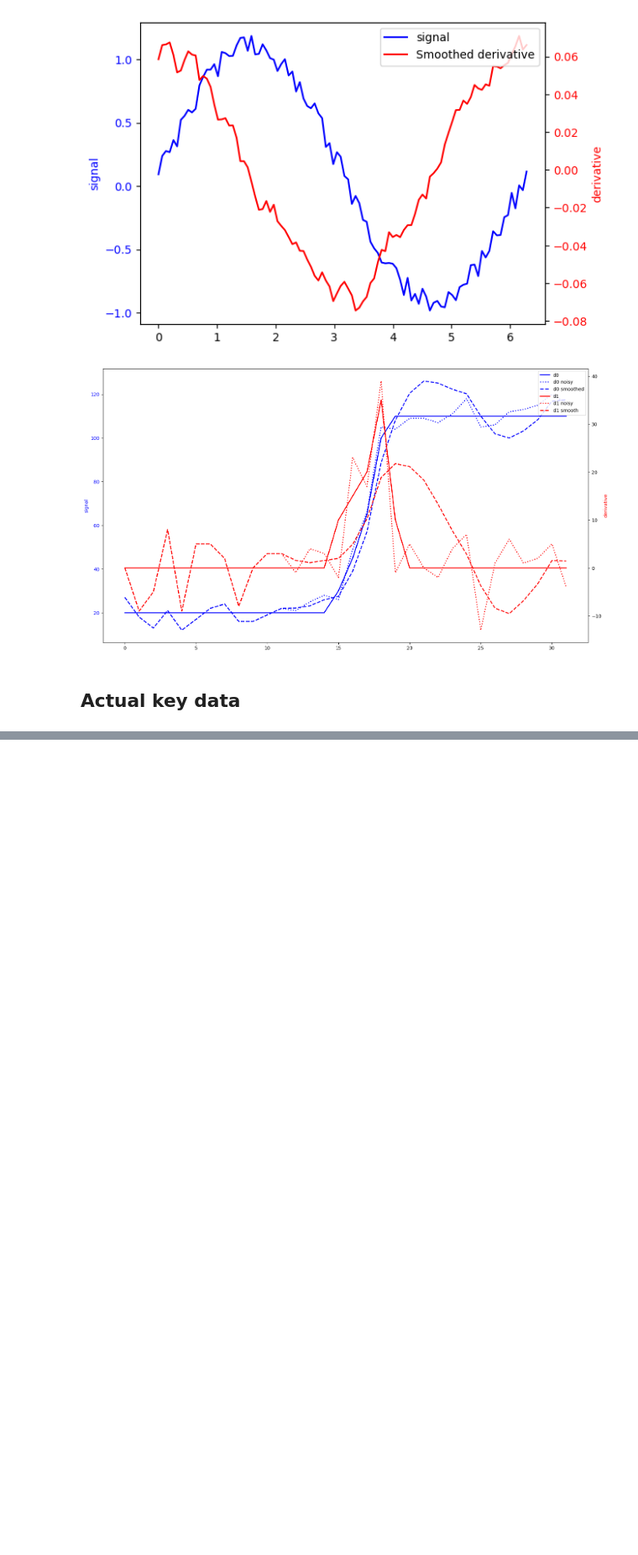
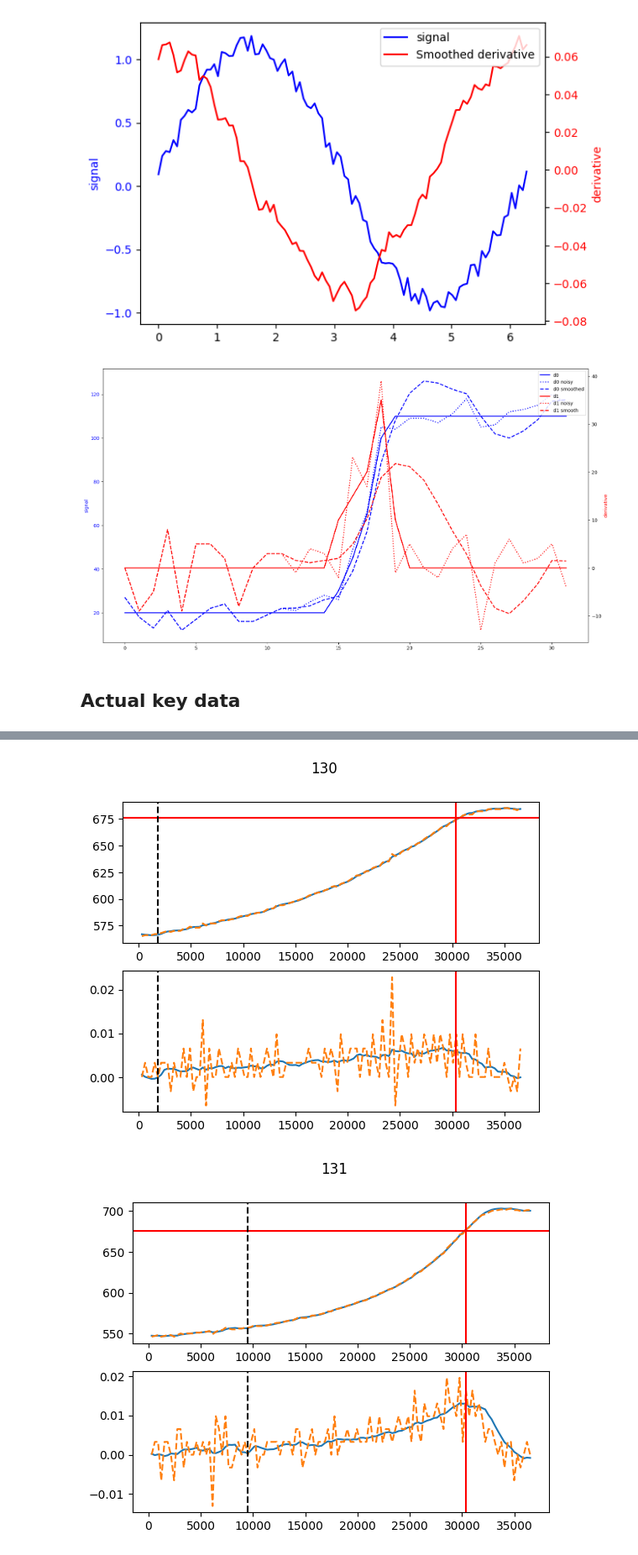
Before and after one commit to aleathwick/midi_hammer, a Jupyter notebook: python/filtering.ipynb, the cells around one changed output, grey strips where cells are left out. Shown at 84% size. Cells and saved outputs as stored; diff of their text form; code cells hidden in the pictures; blank space fills up the shorter version.

```diff
--- a/python/filtering.ipynb
+++ b/python/filtering.ipynb
@@ -83,10 +86,9 @@ plt.show()
 # %% [output]
 [figure]
 # %%
-from scipy import signal
 window_len = 13
 polyorder=2
-use='dot'
+use='conv' # 'dot' or 'conv'
 filter_d0 = signal.savgol_coeffs(
     window_length=window_len,
     polyorder=polyorder,
@@ -267,12 +234,0 @@ plt.plot(new_v)
-# %%
-# plot strikes
-for i, (strike, dfg) in enumerate(df.groupby('noteCount')):
-    plt.plot(dfg.rawADC, linestyle='', marker='o', label=f'adc')
-    plt.plot(dfg.hammerPosition, linestyle='', marker='o', label=f'hammer')
-    # plt.plot(dfg.elapsedUs, linestyle='', marker='o', label=f'elapsed')
-    # plt.plot(dfg.iteration, linestyle='', marker='o', label=f'iteration')
-    plt.title(f'strike {i}')
-    # plt.ylim(min(df.rawADC), max(df.rawADC))
-    plt.show()
-    # reset for next plot
-    plt.clf()
@@ -288,0 +462,29 @@ for i, (strike, dfg) in enumerate(df.groupby('noteCount')):
+# %%
+# for strike_df, sim_df in zip(strike_dfs, sim_dfs):
+n = 0
+strike_df, sim_df = strike_dfs[n], sim_dfs[n]
+n_notes = len(strike_df)
+for i, (noteCount, dfg) in enumerate(sim_df.groupby('noteCount')):
+    elapsed_cumsum = dfg.elapsedUS.cumsum().values
+    x = elapsed_cumsum
+    # two panel plot for key pos and key speed
+    fig, axs = plt.subplots(2)
+    fig.suptitle(noteCount)
+    axs[0].plot(x, dfg.key_pos.reset_index(drop=True))#, np.arange(len(dfg)))
+    axs[0].plot(x, dfg.ADC.reset_index(drop=True), ls='--')#, np.arange(len(dfg)), ls='--')
+    axs[0].axhline(note_on_threshold, color='r')
+    if not np.isnan(strike_df.strike_end.values[i]):
+        axs[0].axvline(x[int(strike_df.strike_end.values[i])], color='r')
+    if not np.isnan(strike_df.strike_start.values[i]):
+        axs[0].axvline(x[int(strike_df.strike_start[i])], color='black', ls='--')
+
+    axs[1].plot(x, dfg.key_speed.reset_index(drop=True))
+    axs[1].plot(x, dfg.key_speed_naive.reset_index(drop=True), ls='--')
+    if not np.isnan(strike_df.strike_end.values[i]):
+        axs[1].axvline(x[int(strike_df.strike_end.values[i])], color='r')
+    if not np.isnan(strike_df.strike_start.values[i]):
+        axs[1].axvline(x[int(strike_df.strike_start[i])], color='black', ls='--')
+    plt.show()
+# %% [output]
+[figure, added]
+[figure, added]
```
Also changed, not shown: parts of 8 cells of this notebook.
